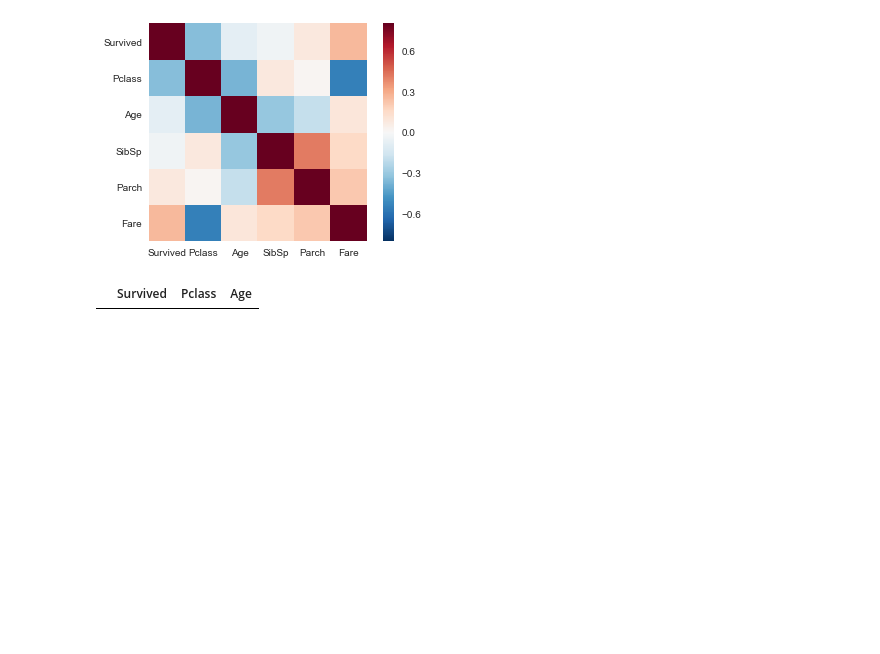
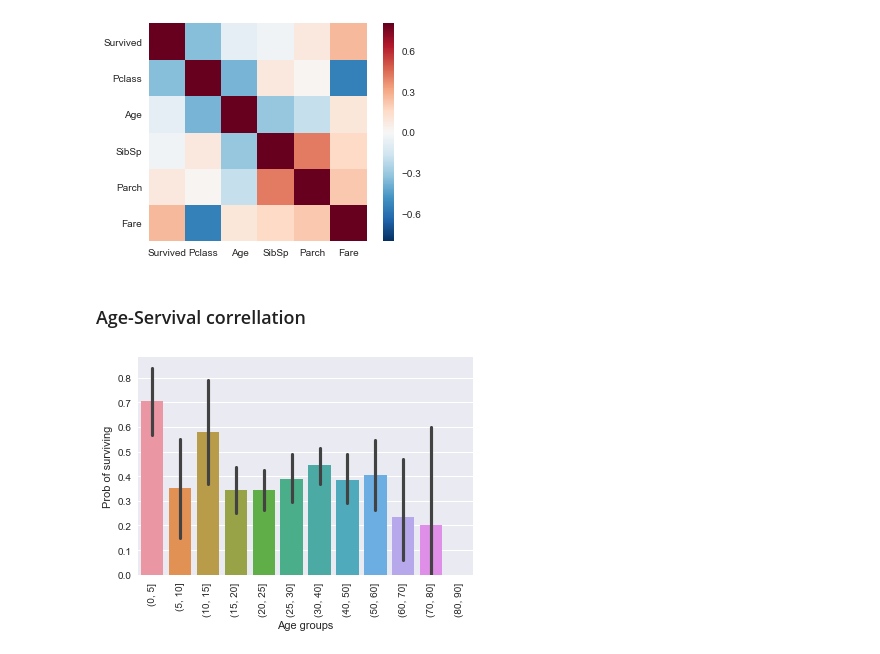
Before and after one commit to Marrry1327/ML-DM, a Jupyter notebook: Lab #1 Intoduction to instruments.ipynb, the cells around one changed output. Saved outputs shown, nothing was run; the diff lists cells and outputs as text; code cells hidden in the pictures; blank space fills up the shorter version.

```diff
--- a/Lab #1 Intoduction to instruments.ipynb
+++ b/Lab #1 Intoduction to instruments.ipynb
@@ -240,15 +240,17 @@ sns.heatmap(r.corr(), vmax=.8, square = True)
 # %% [output]
 <matplotlib.axes._subplots.AxesSubplot at 0x...>
 [figure]
-# %%
-fields = ['Pclass', 'Age', 'Survived']
-z7 = pd.read_csv('train.csv', skipinitialspace=True, usecols=fields)
-#ind_0_15 = [x.Pclass for x in (z7) if int(x.Age) >= 0 and int(x.Age) < 15]
-#len(ind_0_15)/len([x for x in (z7) if int(x.Survived) == 1])
-#ind_15_30 = [x.Pclass for x in range(len(z7)) if int(z7.Pclass[x]) >= 15 and int(z7.Pclass[x]) < 30]
-#ind_30_50 = [x.Pclass for x in range(len(z7)) if int(z7.Pclass[x]) >= 30 and int(z7.Pclass[x]) < 50]
-#ind_50_100 = [x.Pclass for x in range(len(z7)) if int(z7.Pclass[x]) >= 50 and int(z7.Pclass[x]) < 100]
-#[print(x[2]) for x in z7.iteritems()]
-age_group = z7.groupby({'Age': [1.0, 15.0, 30.0]})
-# %% [output]
-|  | Survived | Pclass | Age |
+# %% [markdown]
+### Age-Servival correllation
+# %%
+age_groups = [0, 5, 10, 15, 20, 25, 30, 40, 50, 60, 70, 80, 90]
+r["AgeG"] = pd.cut(r["Age"].fillna(-1), bins=age_groups).astype(object)
+order = []
+
+for i in range(len(age_groups) - 1):
+    order.append('({}, {}]'.format(age_groups[i], age_groups[i+1]))
+p = sns.barplot(x="AgeG", y="Survived", data=r, order=order)
+p.set(xlabel='Age groups', ylabel='Prob of surviving')
+_ = plt.setp(p.get_xticklabels(), rotation=90)
+# %% [output]
+[figure, added]
```
Also changed, not shown: parts of 10 cells of this notebook.
